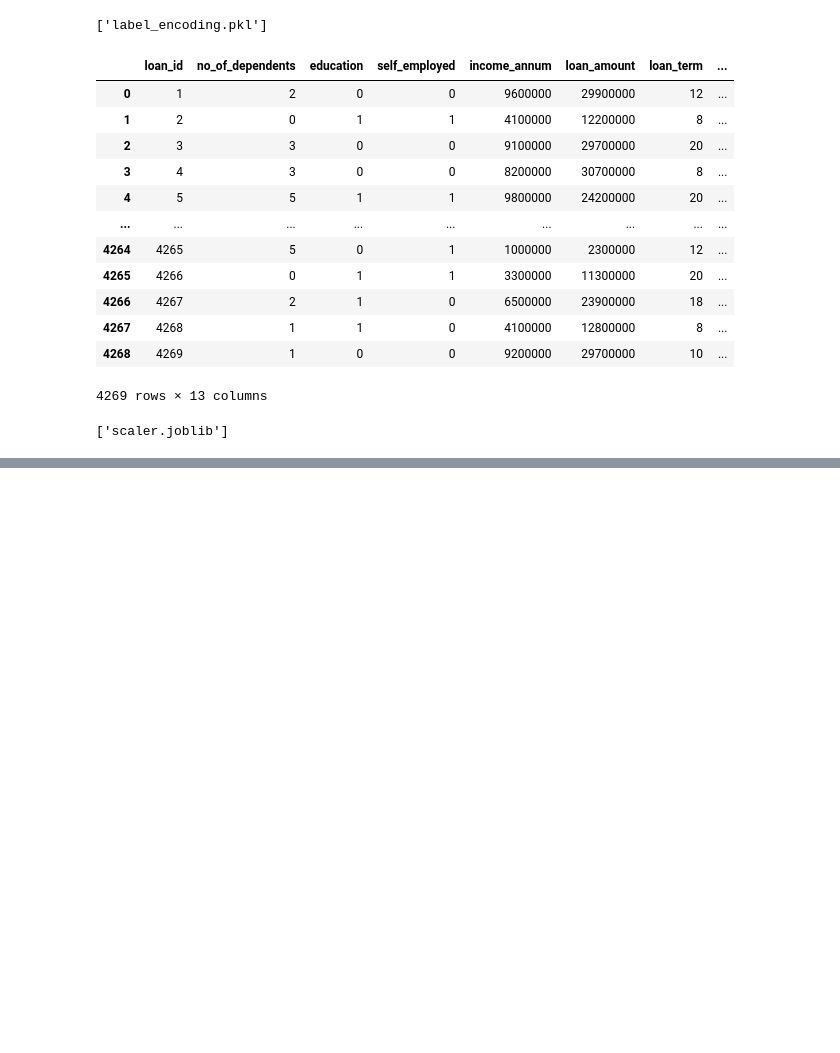
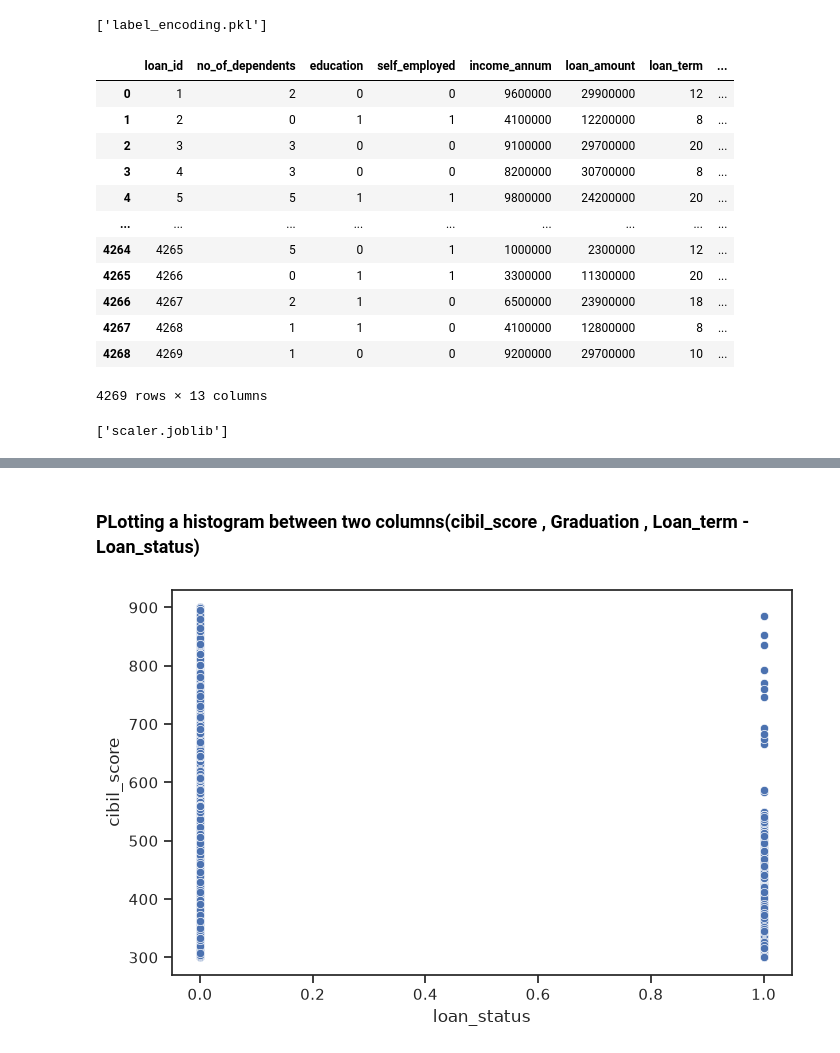
Before and after one commit to Yglitch/Loan-Approval-Prediction-System, a Jupyter notebook: loan_train.ipynb, the cells around one changed output, grey strips where cells are left out. Cells and saved outputs as stored; diff of their text form; code cells hidden in the pictures; blank space fills up the shorter version.

Commit message:
VISUALIZATION ADDED

```diff
--- a/loan_train.ipynb
+++ b/loan_train.ipynb
@@ -233,2 +237,12 @@ scores
 # %%
 # hence random forest is selected
+# %% [markdown]
+### PLotting a histogram between two columns(cibil_score , Graduation , Loan_term - Loan_status)
+# %%
+plt.figure(figsize=(8,5))
+
+sns.scatterplot(data=df, y='cibil_score', x='loan_status')
+
+plt.show()
+# %% [output]
+[figure, added]
```
Also changed, not shown: parts of 9 cells of this notebook.
